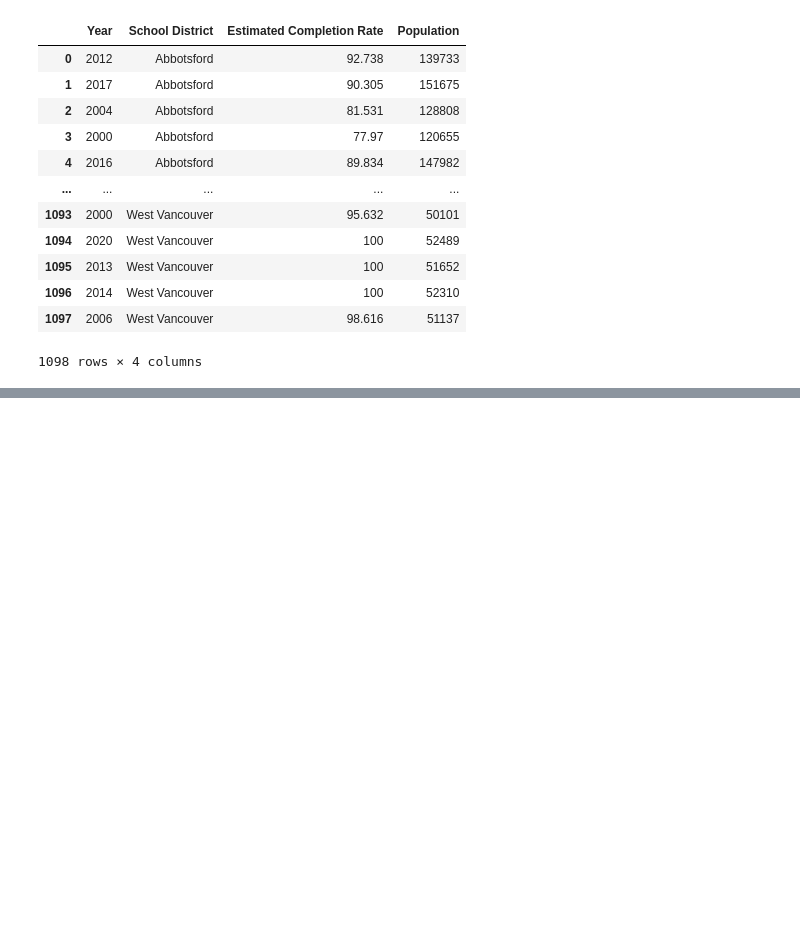
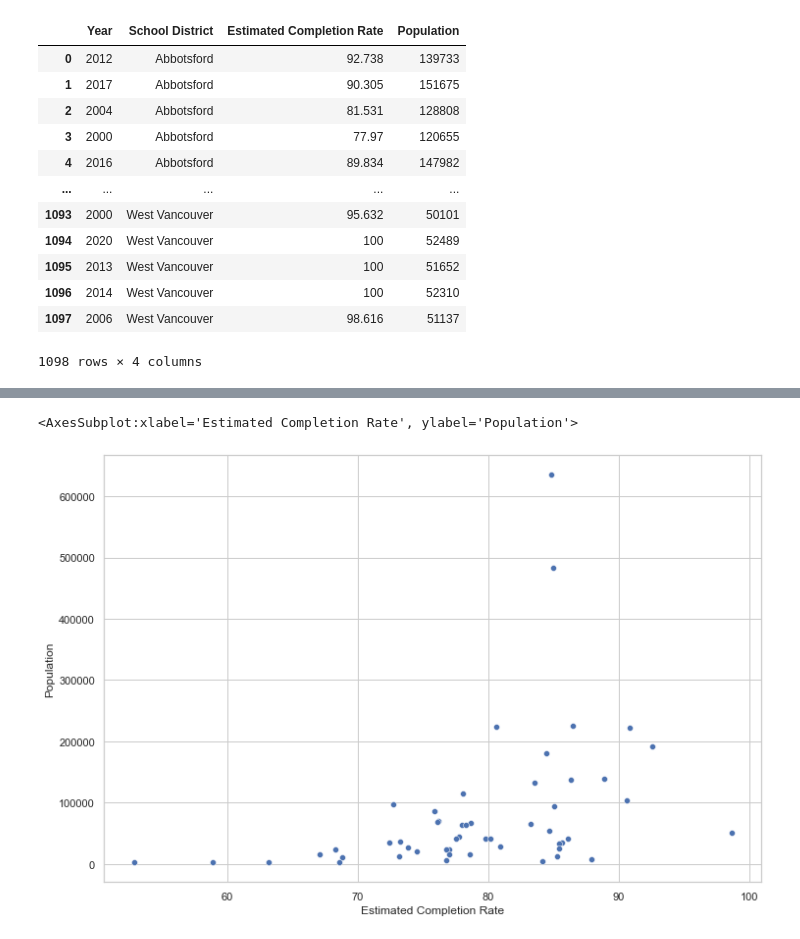
Before and after one commit to ubco-W2022T1-cosc301/project-group19, a Jupyter notebook: notebooks/analysis2.ipynb, the cells around one changed output, grey strips where cells are left out. Saved outputs shown, nothing was run; the diff lists cells and outputs as text; code cells hidden in the pictures; blank space fills up the shorter version.

```diff
--- a/notebooks/analysis2.ipynb
+++ b/notebooks/analysis2.ipynb
@@ -386,6 +386,8 @@ mypopData
 1098 rows × 4 columns
 # %%
 mypopData = mypopData.sort_values(by=['Population'], ascending=False)
+mypopData["Population"] = mypopData["Population"].astype(int)
+mypopData["Estimated Completion Rate"] = mypopData["Estimated Completion Rate"].astype(float)
 mypopData
 # %% [output]
 |  | Year | School District | Estimated Completion Rate | Population |
@@ -403,3 +405,8 @@ mypopData
 1098 rows × 4 columns
 # %%
 cleanData = mypopData
+# %%
+cleanData = cleanData.groupby('School District').mean()
+cleanData = cleanData.sort_values(by=['Population'], ascending=False)
+cleanData = cleanData.drop("Year", axis = 1)
+cleanData
@@ -405,0 +432,8 @@ cleanData = mypopData
+# %%
+plt.figure(figsize = (12,8))
+sns.set_theme(style="whitegrid")
+sns.scatterplot(x = 'Estimated Completion Rate', y = 'Population', data = cleanData)
+#sns.countplot(data = cleanData, y = 'Estimated Completion Rate', palette = 'dark').set(title = 'Title', xlabel = 'Estimated Completion Rate', ylabel = '')
+# %% [output]
+<AxesSubplot:xlabel='Estimated Completion Rate', ylabel='Population'>
+[figure, added]
```
Also changed, not shown: parts of 10 cells of this notebook, 3 other files.
